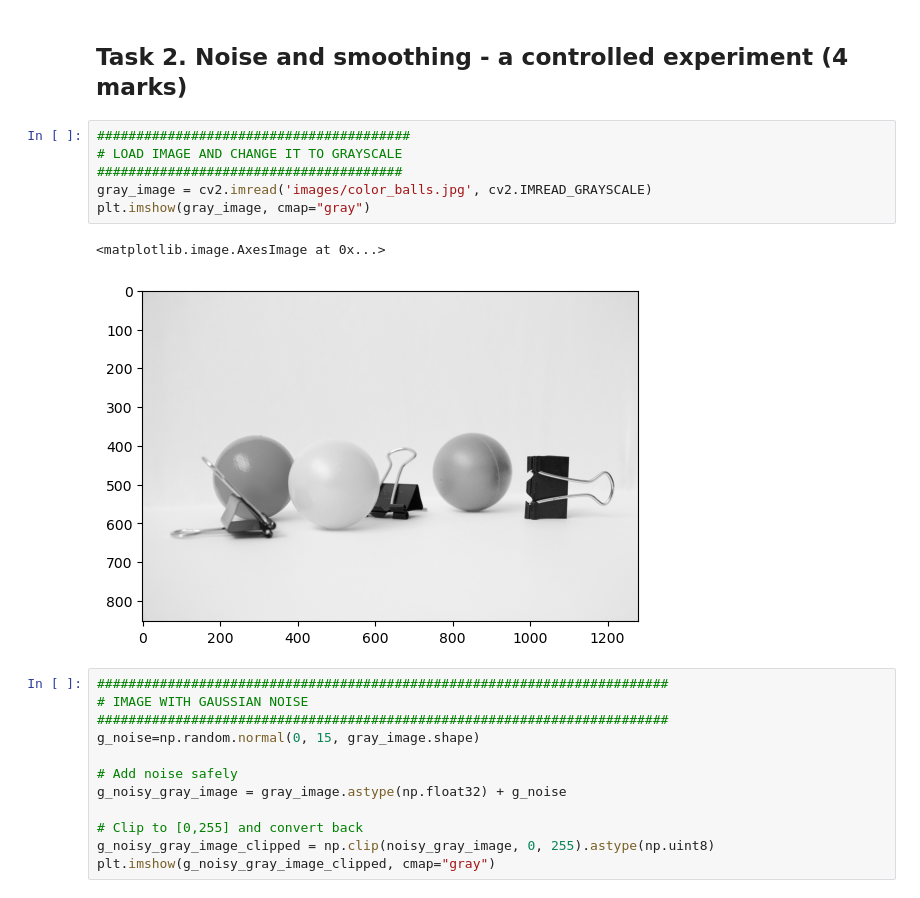
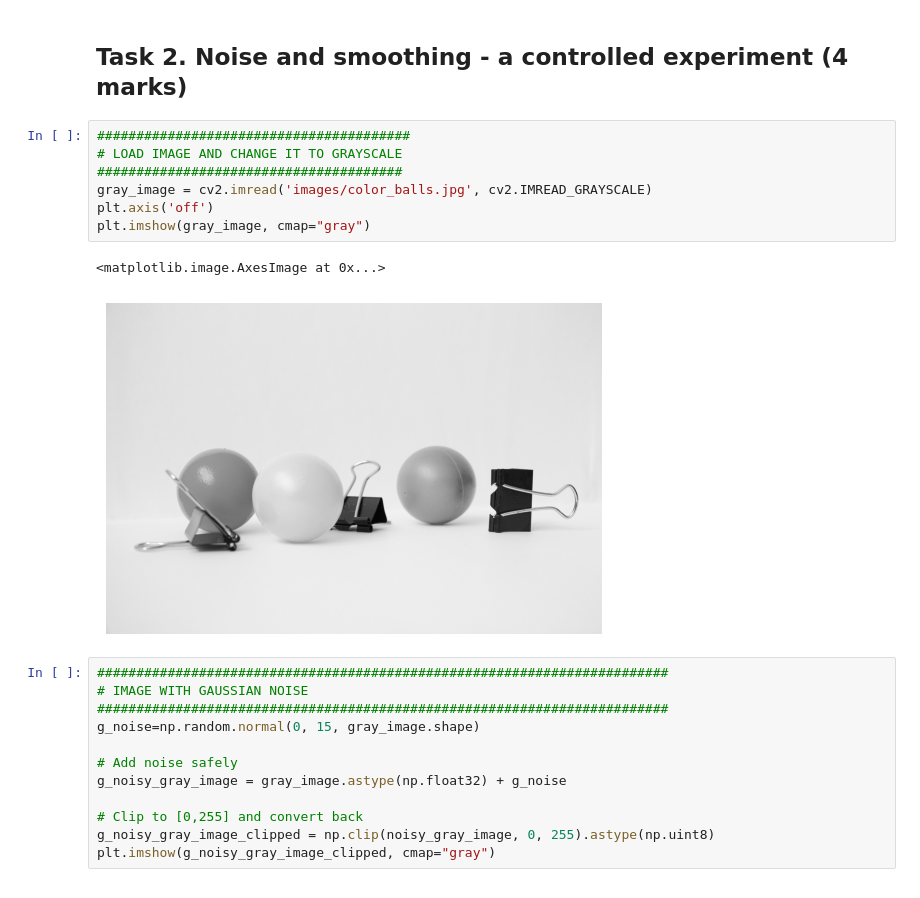
Before and after one commit to kcbesa/cv_practical_work, a Jupyter notebook: Practical_1.ipynb, the cells around one changed output. Saved outputs shown, nothing was run; the diff lists cells and outputs as text.

```diff
--- a/Practical_1.ipynb
+++ b/Practical_1.ipynb
@@ -133,12 +133,13 @@ channel, while Saturation and Value handle the intensity variations.
 # %%
 ########################################
 # LOAD IMAGE AND CHANGE IT TO GRAYSCALE
 #######################################
 gray_image = cv2.imread('images/color_balls.jpg', cv2.IMREAD_GRAYSCALE)
+plt.axis('off')
 plt.imshow(gray_image, cmap="gray")
 # %% [output]
 <matplotlib.image.AxesImage at 0x...>
-[figure, old version]
+[figure, new version]
 # %%
 #########################################################################
 # IMAGE WITH GAUSSIAN NOISE
```
Also changed, not shown: parts of 9 cells of this notebook, 1 other file.
